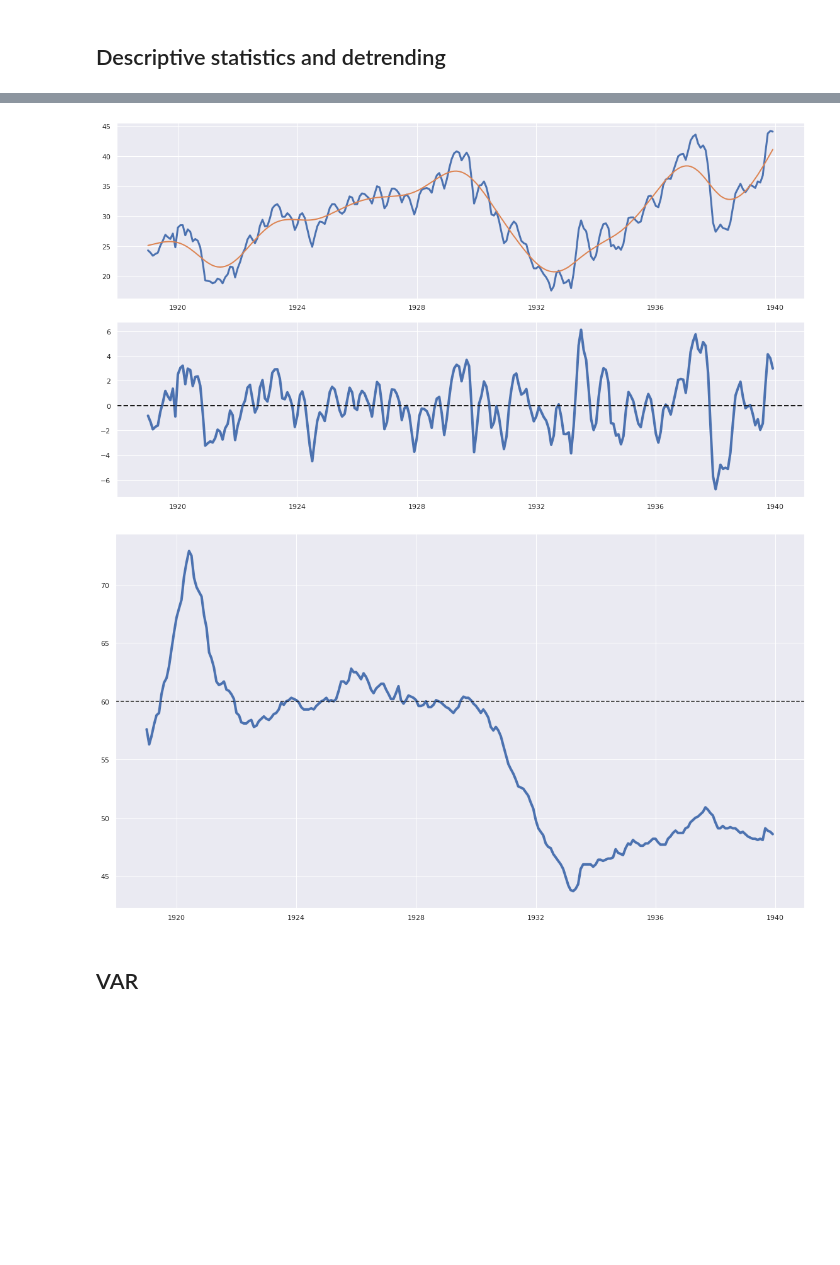
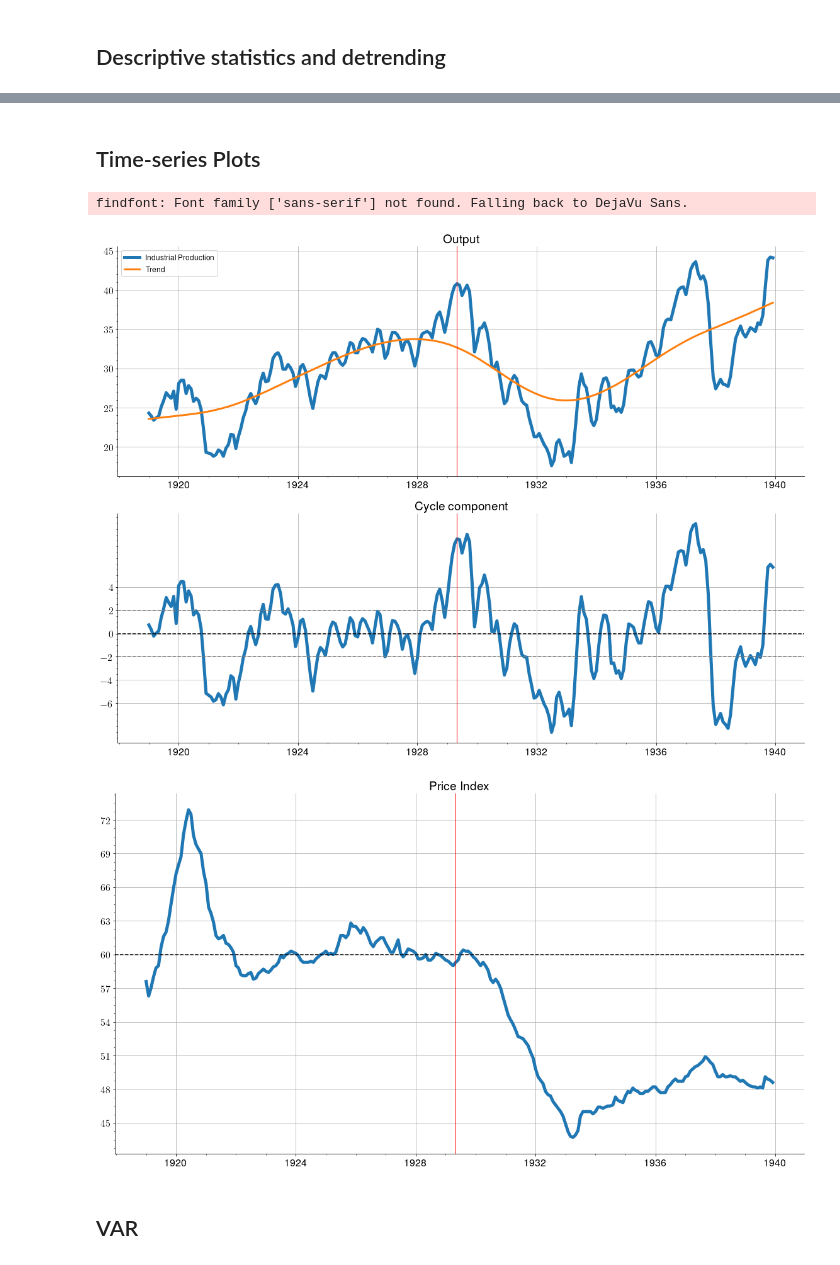
Before and after one commit to hmrug/VAR-EconHistory, a Jupyter notebook: InterwarUSA.ipynb, the cells around one changed output, grey strips where cells are left out. Drawn from its saved outputs; the diff is of its cells as text; code cells hidden in the pictures; blank space fills up the shorter version.

```diff
--- a/InterwarUSA.ipynb
+++ b/InterwarUSA.ipynb
@@ -76,0 +53,17 @@ data.describe()
+# %%
+data3 = [data[:'19290501'], data['19290601':], data]
+period = ['Pre-GD','GD','1919-1939']
+
+stats= []
+for i in range(3):
+    sts = data3[i].describe()
+    median = pd.DataFrame(data3[i].median()).T
+    median = median.rename(index={0: 'median'})
+    sts = pd.concat([sts.iloc[:2],median,sts.iloc[2:]]).T
+    sts.insert(0,'Period',period[i])
+    sts.set_index(['Period',sts.index],inplace=True)
+    sts = sts.T
+    stats.append(sts)
+stats = pd.concat([stats[0],stats[1],stats[2]],axis=1)
+
+stats
@@ -94,24 +99,54 @@ def HPfilter(data, mu):
 output = data.iloc[:,0]
 prices = data.iloc[:,1]
 
-Y_trend, Y_cycle = HPfilter(output,1600)
+Y_trend, Y_cycle = HPfilter(output,129600)
+# %% [markdown]
+## Time-series Plots
 # %%
 timeHorizon = np.array(data.index)
 
-fig1, ax = plt.subplots(2,1,figsize=(16,9))
-ax[0].plot(timeHorizon,output,lw='3')
-ax[0].plot(timeHorizon,Y_trend,lw='2')
-ax[1].plot(timeHorizon,Y_cycle,lw='4')
-ax[1].axhline(y=0,lw='2',ls='--',c='k')
+fig1, ax = plt.subplots(2,1,figsize=(16,12))
+ax[0].plot(timeHorizon,output,lw='5')
+ax[0].plot(timeHorizon,Y_trend,lw='3')
+ax[1].plot(timeHorizon,Y_cycle,lw='5')
+
+ax[1].axhline(y=0,ls='--',c='k')
+
+ax[0].set_title('Output',fontweight='bold')
+ax[1].set_title('Cycle component',fontweight='bold')
+for i in np.arange(2):
+    ax[i].spines['right'].set_visible(False)
+    ax[i].spines['top'].set_visible(False)
+    ax[i].grid()
+    ax[i].yaxis.set_minor_locator(AutoMinorLocator())
+    ax[i].xaxis.set_minor_locator(AutoMinorLocator())
+    ax[i].axvline('1929-05-01',lw='1',c='r')
+ax[0].legend(['Industrial Production','Trend'],
+               loc='best',frameon=1,prop={'size': 12})
+
+ax[1].set_yticks(np.arange(-6,6,2))
+ax[1].axhline(y=-2,ls='--',c='gray')
+ax[1].axhline(y=2,ls='--',c='gray')
 plt.tight_layout()
 # %% [output]
+findfont: Font family ['sans-serif'] not found. Falling back to DejaVu Sans.
-[figure, old version]
+[figure, new version]
 # %%
 fig2, ax = plt.subplots(1,1,figsize=(16,9))
-ax.plot(timeHorizon,prices,lw='4')
+ax.plot(timeHorizon,prices,lw='5')
 ax.axhline(y=60,c='k',ls='--')
+
+ax.set_title('Price Index',fontweight='bold')
+ax.spines['right'].set_visible(False)
+ax.spines['top'].set_visible(False)
+ax.yaxis.set_major_locator(MultipleLocator(3))
+ax.yaxis.set_minor_locator(AutoMinorLocator())
+ax.xaxis.set_minor_locator(AutoMinorLocator())
+ax.axvline('1929-05-01',lw='1',c='r')
+
+plt.grid()
 plt.tight_layout()
 # %% [output]
-[figure, old version]
+[figure, new version]
 # %% [markdown]
 ## VAR
```
Also changed, not shown: parts of 14 cells of this notebook, 30 other files.
